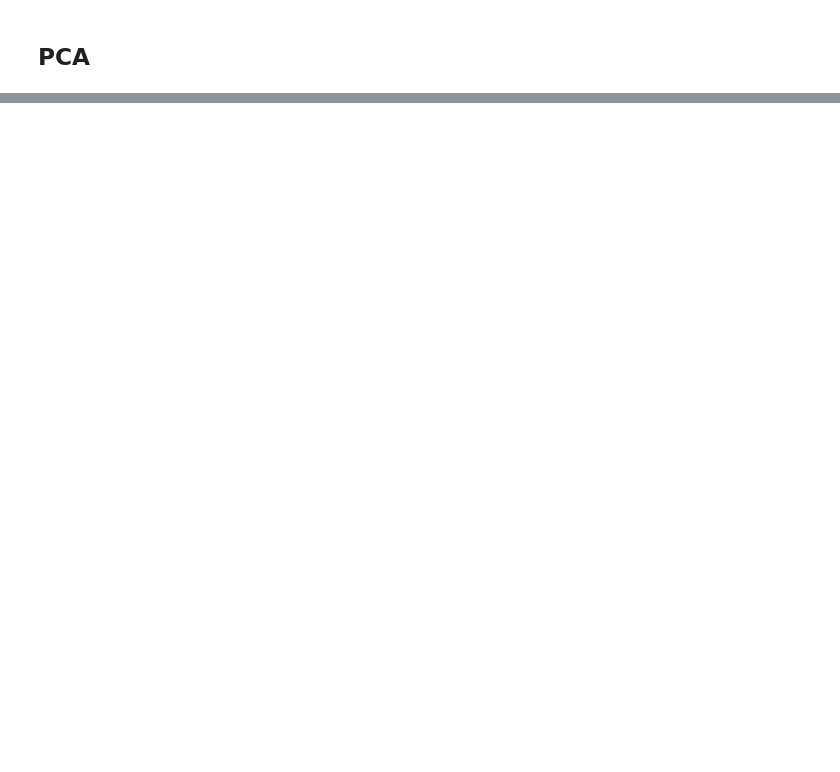
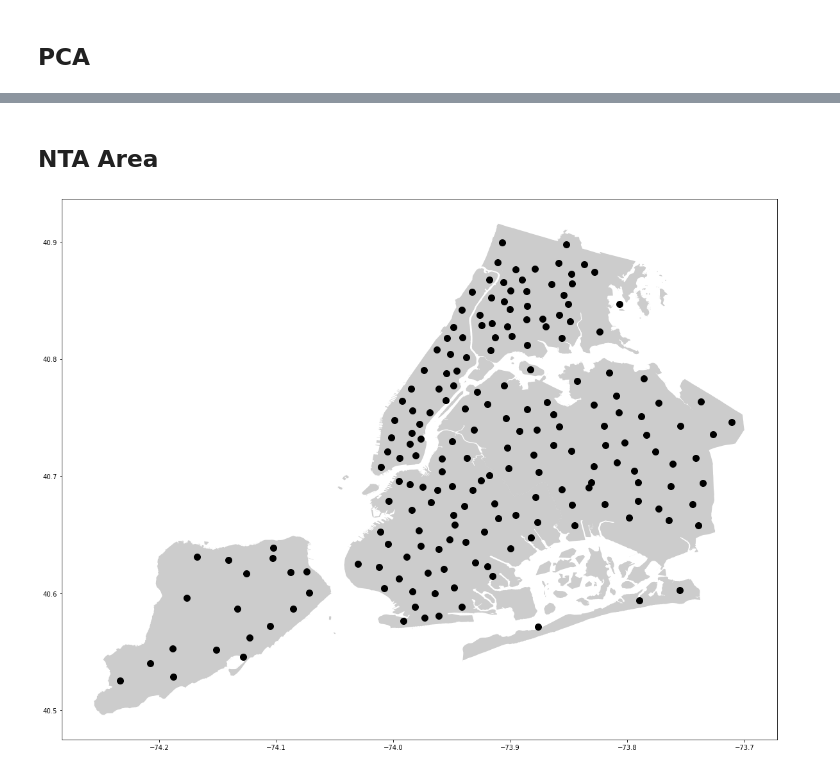
Before and after one commit to fynnweaver/Mid-Term-Project, a Jupyter notebook: notebooks/visualizations.ipynb, the cells around one changed output, grey strips where cells are left out. Saved outputs shown, nothing was run; the diff lists cells and outputs as text; code cells hidden in the pictures; blank space fills up the shorter version.

```diff
--- a/notebooks/visualizations.ipynb
+++ b/notebooks/visualizations.ipynb
@@ -122,0 +139,6 @@ plot_dendrogram(PCA_components)
+# %%
+df_latlong = pd.read_csv('../processed_data/NTA_coords.csv')
+df_latlong = df_latlong * 18
+
+X_std_1 = pd.concat([X_std, df_latlong], axis=1)
+#X_std = df_latlong
@@ -122,0 +188,40 @@ plot_dendrogram(PCA_components)
+# %% [markdown]
+## NTA Area
+# %%
+df_latlong = pd.read_csv('../processed_data/NTA_coords.csv')
+df_latlong = df_latlong * 18
+
+X_std = pd.concat([X_std, df_latlong], axis=1)
+#X_std = df_latlong
+# %%
+k = 5
+model = KMeans(n_clusters=k, init='k-means++', random_state=1, max_iter=100)
+## clustering
+clusters = model.fit_predict(X_std)
+
+X_std.drop(['NTA_lat', 'NTA_long'], axis=1, inplace=True)
+
+#Create dataframe with scaled data and cluster info
+cluster_df = pd.concat([X_std, pd.DataFrame(clusters)], axis=1)
+cluster_df = cluster_df.rename(columns = {0: 'clusters'})
+# %%
+df_list = []
+X_plt = pd.concat([lat_lng, cluster_df], axis=1)
+#for each cluster seperate from master dataframe and append to list
+for i in range(0, k):
+    df_list.append(X_plt.loc[X_plt['clusters'] == i])
+
+#zip each clustered dataframe in the list
+cluster_dfs = llz_set(df_list)
+# %%
+fig,ax=plt.subplots(figsize=(20,20))
+boroughs = gpd.read_file(geoplot.datasets.get_path('nyc_boroughs'))
+boroughs.plot(ax=ax,alpha=0.4,color="grey")
+
+#loop through each cluster
+for i in range(len(cluster_dfs)):
+    cluster_dfs[i].plot(ax = ax, markersize = 100, color='black', marker = 'o', label = f"cluster_{i}")
+#plt.legend()
+plt.savefig('../figures/appendix/NTAs.png')
+# %% [output]
+[figure, added]
```
Also changed, not shown: parts of 21 cells of this notebook, 12 other files.
